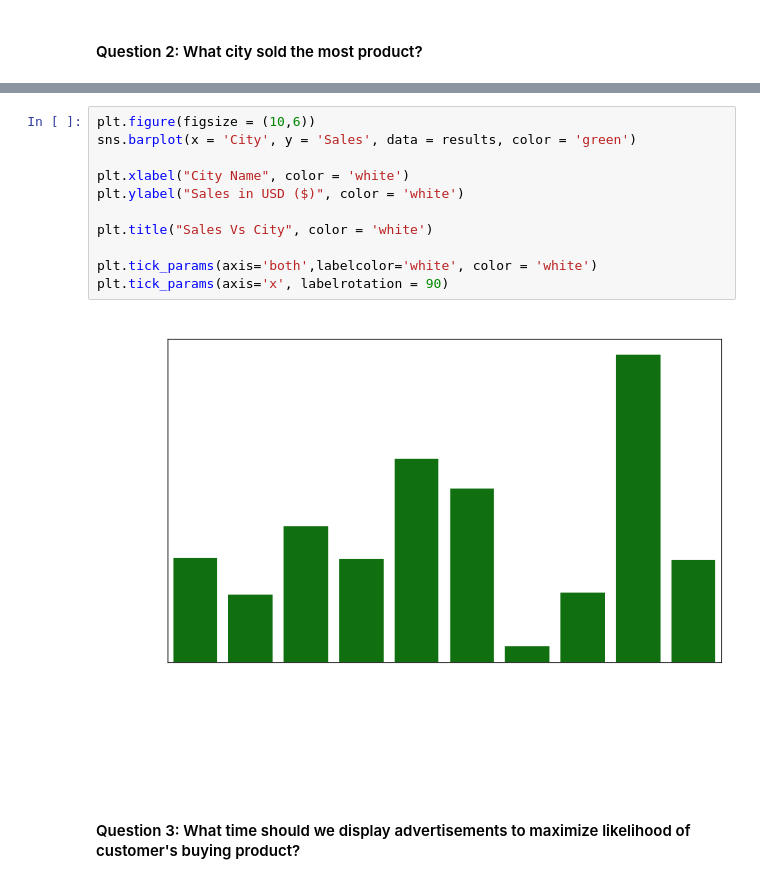
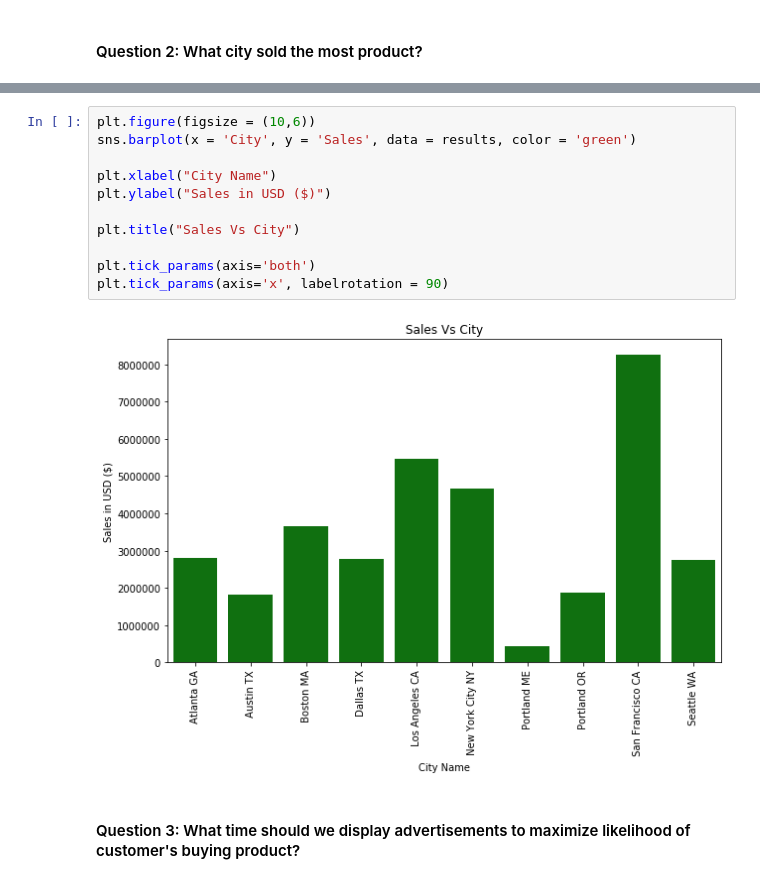
Before and after one commit to Aminul667/Project_DA, a Jupyter notebook: SalesAnalysis/SalesAnalysis.ipynb, the cells around one changed output, grey strips where cells are left out. Saved outputs shown, nothing was run; the diff lists cells and outputs as text.

```diff
--- a/SalesAnalysis/SalesAnalysis.ipynb
+++ b/SalesAnalysis/SalesAnalysis.ipynb
@@ -246,16 +256,16 @@ NameError: name 'data' is not defined
 # %%
 plt.figure(figsize = (10,6))
 sns.barplot(x = 'City', y = 'Sales', data = results, color = 'green')
 
-plt.xlabel("City Name", color = 'white')
-plt.ylabel("Sales in USD ($)", color = 'white')
+plt.xlabel("City Name")
+plt.ylabel("Sales in USD ($)")
 
-plt.title("Sales Vs City", color = 'white')
+plt.title("Sales Vs City")
 
-plt.tick_params(axis='both',labelcolor='white', color = 'white')
+plt.tick_params(axis='both')
 plt.tick_params(axis='x', labelrotation = 90)
 # %% [output]
-[figure, old version]
+[figure, new version]
 # %% [markdown]
 #### Question 3: What time should we display advertisements to maximize likelihood of customer's buying product?
 # %%
```
Also changed, not shown: parts of 6 cells of this notebook.
